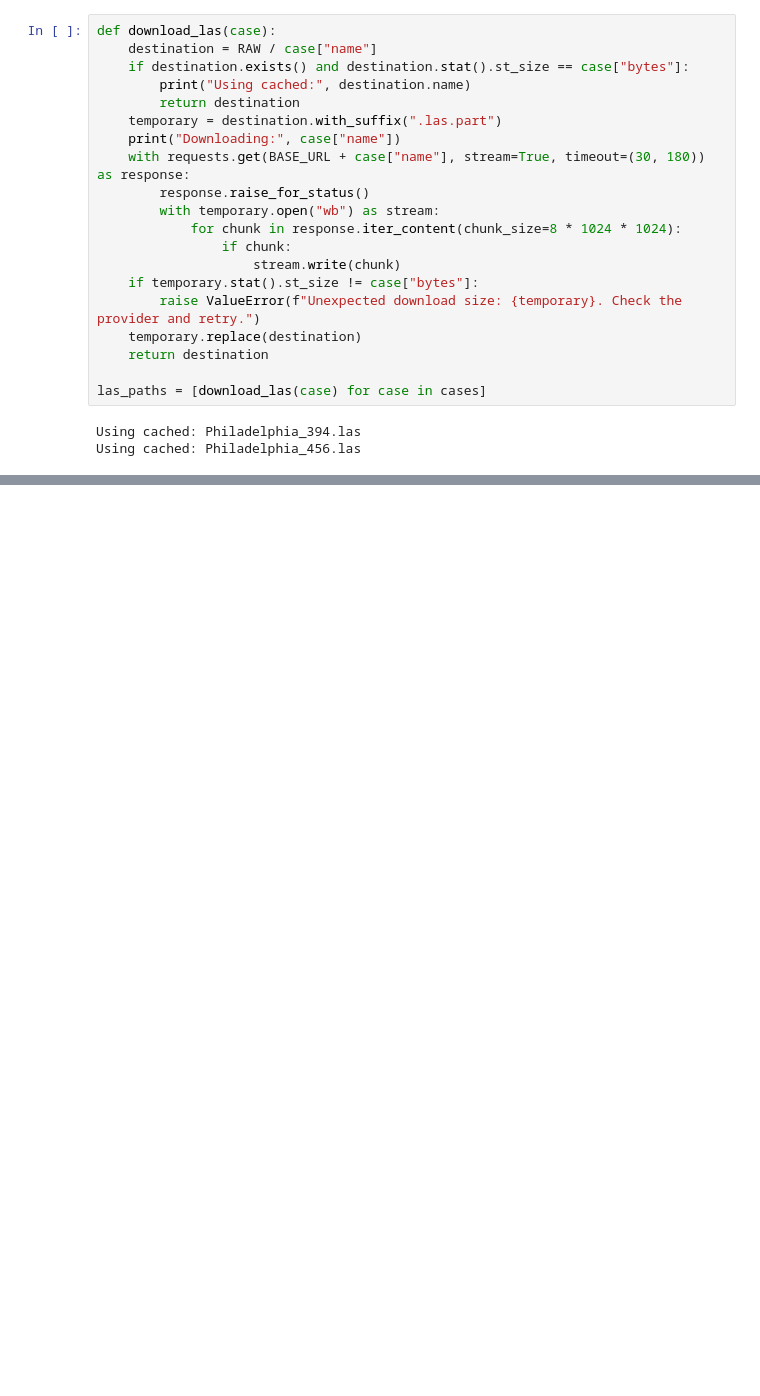
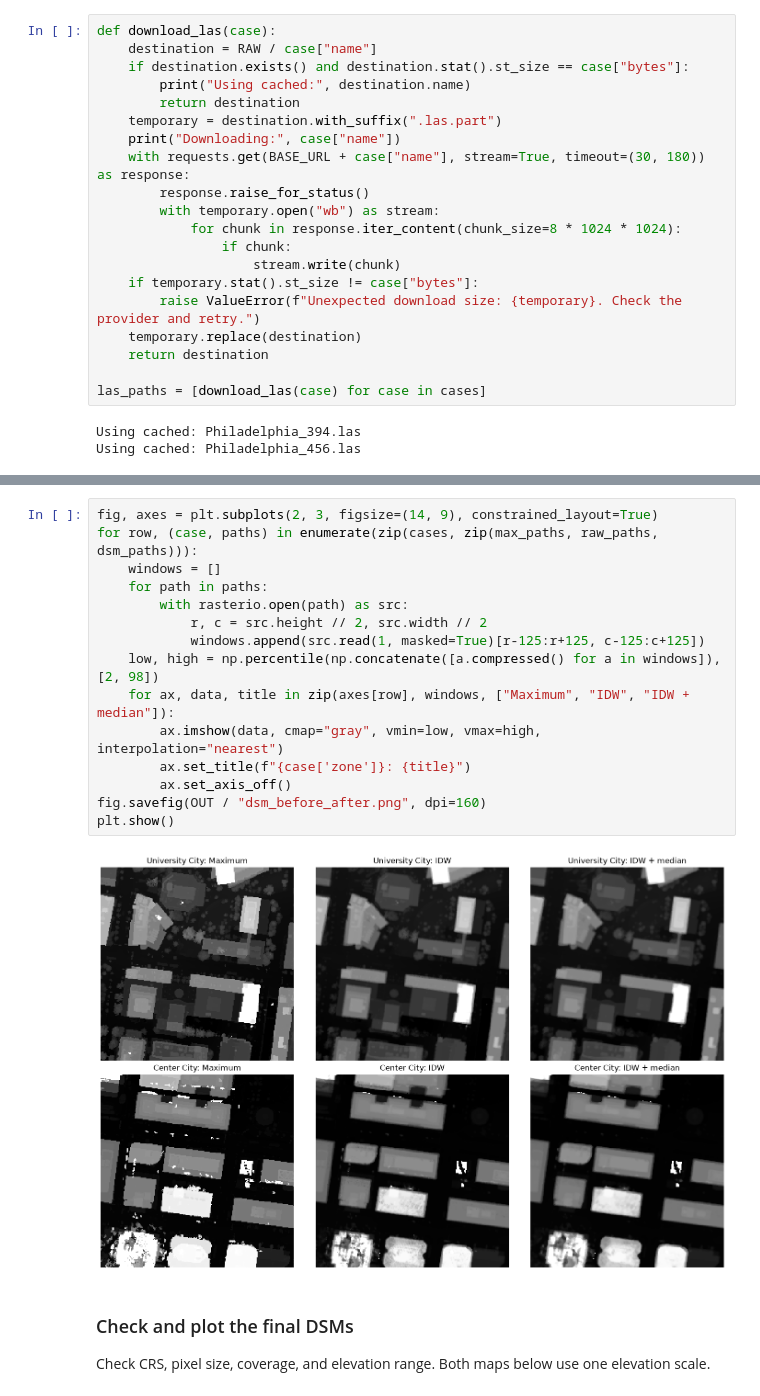
Before and after one commit to xiaojianggis/MUSA-5500-Geospatial-Data-Science-Python, a Jupyter notebook: public/labs/week11-large-data-viz-lidar/lecture-11B.ipynb, the cells around one changed output, grey strips where cells are left out. Saved outputs shown, nothing was run; the diff lists cells and outputs as text; blank space fills up the shorter version.

```diff
--- a/public/labs/week11-large-data-viz-lidar/lecture-11B.ipynb
+++ b/public/labs/week11-large-data-viz-lidar/lecture-11B.ipynb
@@ -232,3 +230,24 @@ The two plots use a shared color scale based on the combined 2nd–98th percenti
+# %%
+fig, axes = plt.subplots(2, 3, figsize=(14, 9), constrained_layout=True)
+for row, (case, paths) in enumerate(zip(cases, zip(max_paths, raw_paths, dsm_paths))):
+    windows = []
+    for path in paths:
+        with rasterio.open(path) as src:
+            r, c = src.height // 2, src.width // 2
+            windows.append(src.read(1, masked=True)[r-125:r+125, c-125:c+125])
+    low, high = np.percentile(np.concatenate([a.compressed() for a in windows]), [2, 98])
+    for ax, data, title in zip(axes[row], windows, ["Maximum", "IDW", "IDW + median"]):
+        ax.imshow(data, cmap="gray", vmin=low, vmax=high, interpolation="nearest")
+        ax.set_title(f"{case['zone']}: {title}")
+        ax.set_axis_off()
+fig.savefig(OUT / "dsm_before_after.png", dpi=160)
+plt.show()
+# %% [output]
+[figure, added]
+# %% [markdown]
+### Check and plot the final DSMs
+
+Check CRS, pixel size, coverage, and elevation range. Both maps below use one elevation scale.
 # %%
 summary = []
 rasters = []
```
Also changed, not shown: parts of 25 cells of this notebook, 21 other files.
